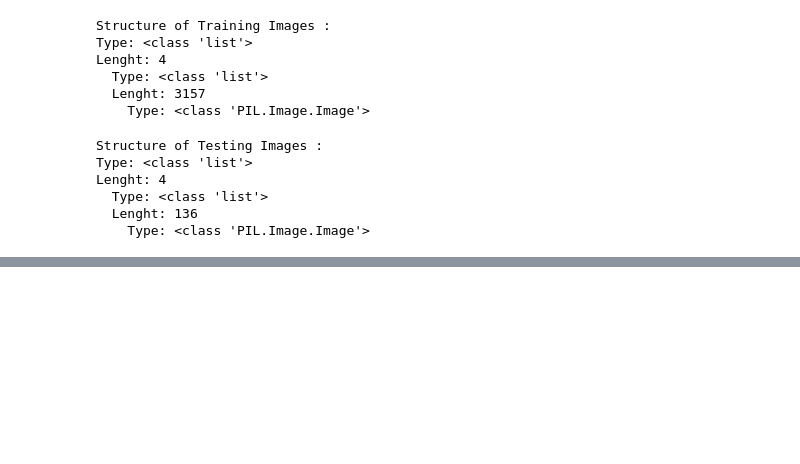
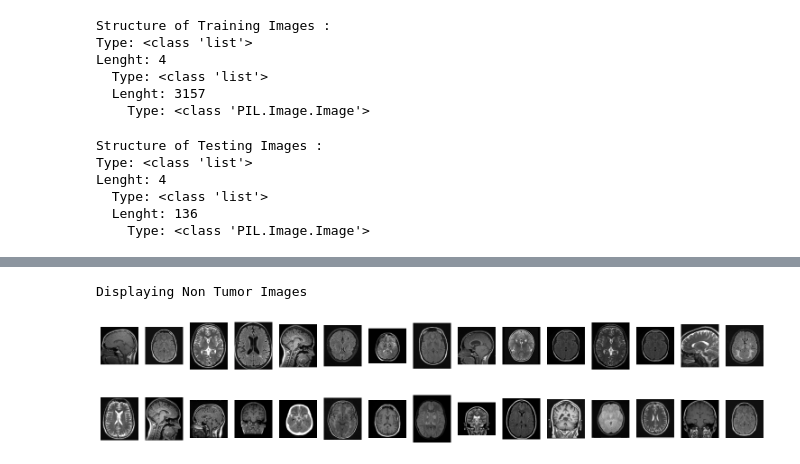
Before and after one commit to tanmaykumarchaki/NeuroScanX, a Jupyter notebook: NSmain.ipynb, the cells around one changed output, grey strips where cells are left out. Drawn from its saved outputs; the diff is of its cells as text; code cells hidden in the pictures; blank space fills up the shorter version.

```diff
--- a/NSmain.ipynb
+++ b/NSmain.ipynb
@@ -65,0 +63,8 @@ Testing Images...
+# %%
+print("Displaying Non Tumor Images")
+nt_train = display_img(non_tumor_train)
+nt_test = display_img(non_tumor_test)
+# %% [output]
+Displaying Non Tumor Images
+[figure, added]
+[figure, added]
```
Also changed, not shown: parts of 26 cells of this notebook.
